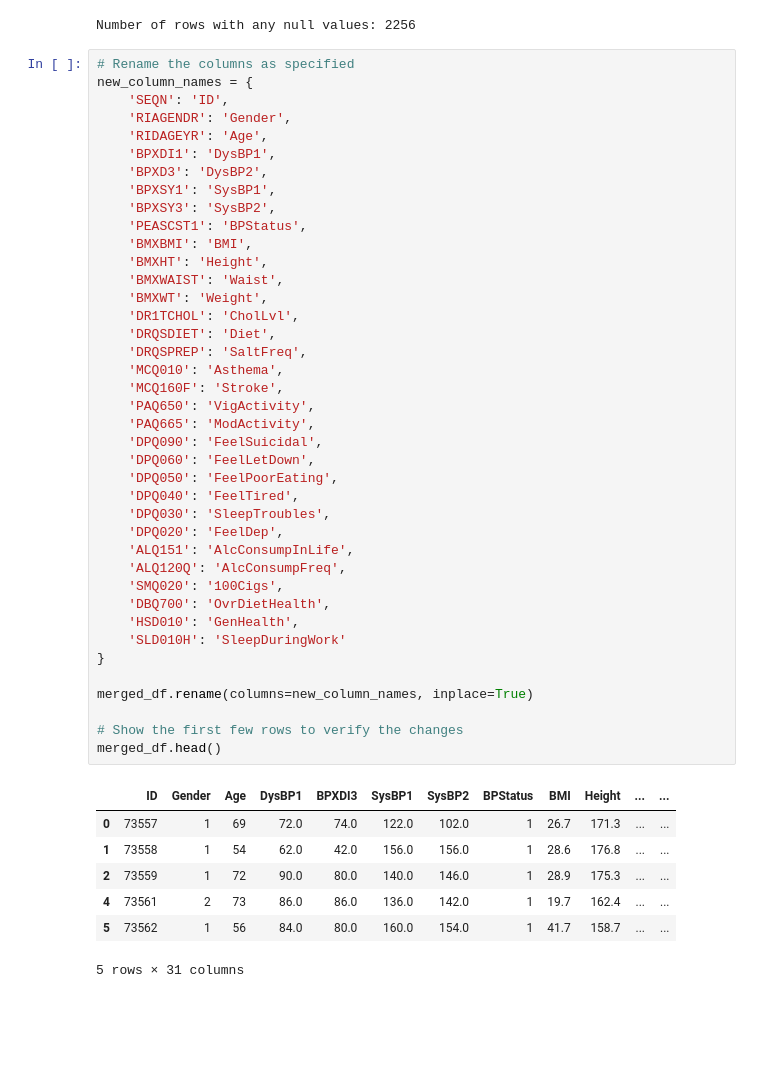
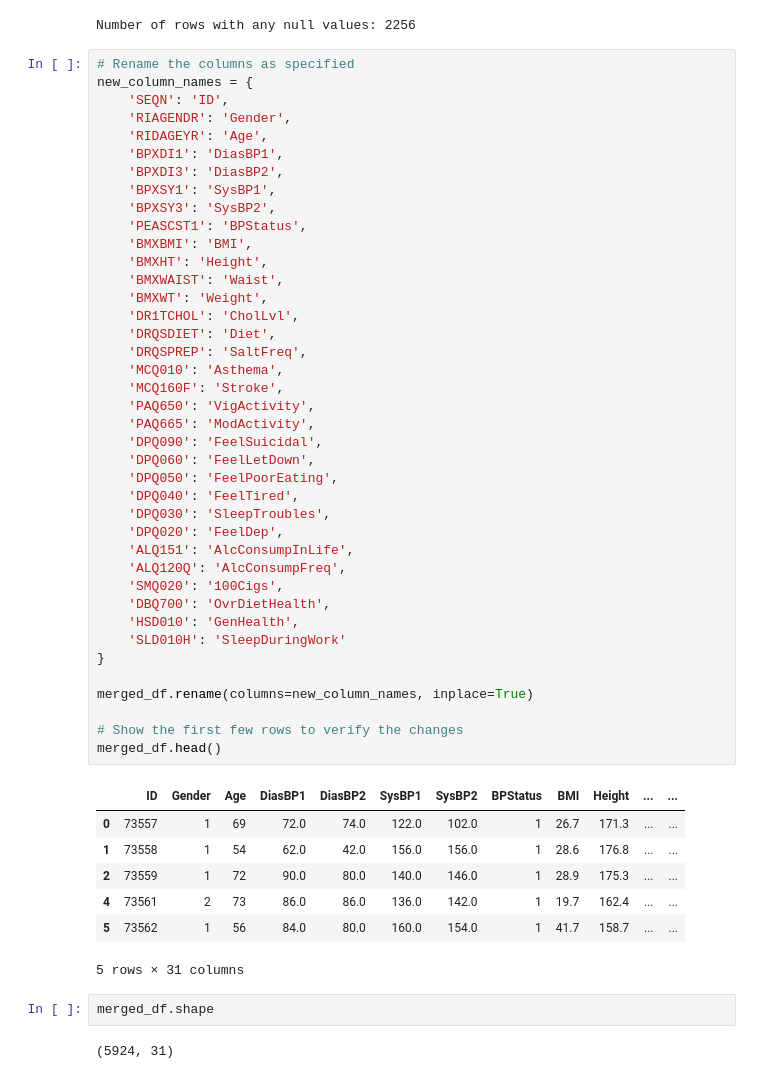
Before and after one commit to samcohen1/HypertensionML, a Jupyter notebook: mixingSets.ipynb, the cells around one changed output. Cells and saved outputs as stored; diff of their text form; blank space fills up the shorter version.

```diff
--- a/mixingSets.ipynb
+++ b/mixingSets.ipynb
@@ -125,45 +125,49 @@ new_column_names = {
     'SEQN': 'ID',
     'RIAGENDR': 'Gender',
     'RIDAGEYR': 'Age',
-    'BPXDI1': 'DysBP1',
-    'BPXD3': 'DysBP2',
+    'BPXDI1': 'DiasBP1',
+    'BPXDI3': 'DiasBP2',
     'BPXSY1': 'SysBP1',
     'BPXSY3': 'SysBP2',
     'PEASCST1': 'BPStatus',
     'BMXBMI': 'BMI',
     'BMXHT': 'Height',
     'BMXWAIST': 'Waist',
     'BMXWT': 'Weight',
     'DR1TCHOL': 'CholLvl',
     'DRQSDIET': 'Diet',
     'DRQSPREP': 'SaltFreq',
     'MCQ010': 'Asthema',
     'MCQ160F': 'Stroke',
     'PAQ650': 'VigActivity',
     'PAQ665': 'ModActivity',
     'DPQ090': 'FeelSuicidal',
     'DPQ060': 'FeelLetDown',
     'DPQ050': 'FeelPoorEating',
     'DPQ040': 'FeelTired',
     'DPQ030': 'SleepTroubles',
     'DPQ020': 'FeelDep',
     'ALQ151': 'AlcConsumpInLife',
     'ALQ120Q': 'AlcConsumpFreq',
     'SMQ020': '100Cigs',
     'DBQ700': 'OvrDietHealth',
     'HSD010': 'GenHealth',
     'SLD010H': 'SleepDuringWork'
 }
 
 merged_df.rename(columns=new_column_names, inplace=True)
 
 # Show the first few rows to verify the changes
 merged_df.head()
 # %% [output]
-|  | ID | Gender | Age | DysBP1 | BPXDI3 | SysBP1 | SysBP2 | BPStatus | BMI | Height | ... | ... |
+|  | ID | Gender | Age | DiasBP1 | DiasBP2 | SysBP1 | SysBP2 | BPStatus | BMI | Height | ... | ... |
 | 0 | 73557 | 1 | 69 | 72.0 | 74.0 | 122.0 | 102.0 | 1 | 26.7 | 171.3 | ... | ... |
 | 1 | 73558 | 1 | 54 | 62.0 | 42.0 | 156.0 | 156.0 | 1 | 28.6 | 176.8 | ... | ... |
 | 2 | 73559 | 1 | 72 | 90.0 | 80.0 | 140.0 | 146.0 | 1 | 28.9 | 175.3 | ... | ... |
 | 4 | 73561 | 2 | 73 | 86.0 | 86.0 | 136.0 | 142.0 | 1 | 19.7 | 162.4 | ... | ... |
 | 5 | 73562 | 1 | 56 | 84.0 | 80.0 | 160.0 | 154.0 | 1 | 41.7 | 158.7 | ... | ... |
 5 rows × 31 columns
+# %%
+merged_df.shape
+# %% [output]
+(5924, 31)
```
Also changed, not shown: parts of 5 cells of this notebook.
